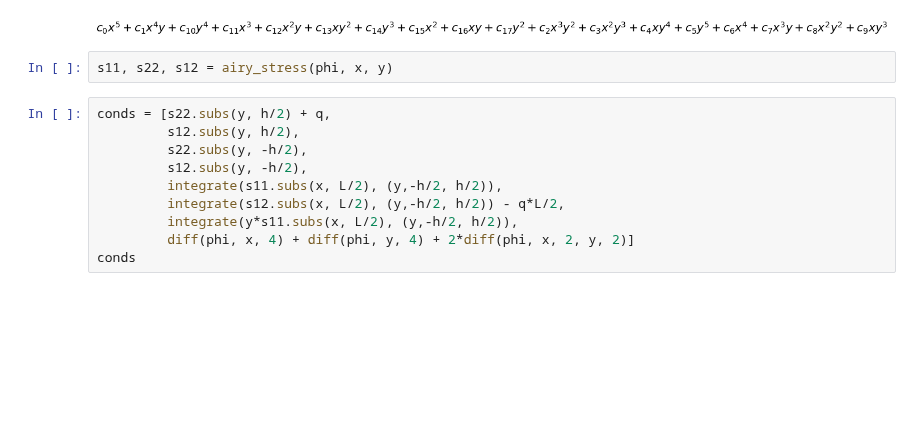
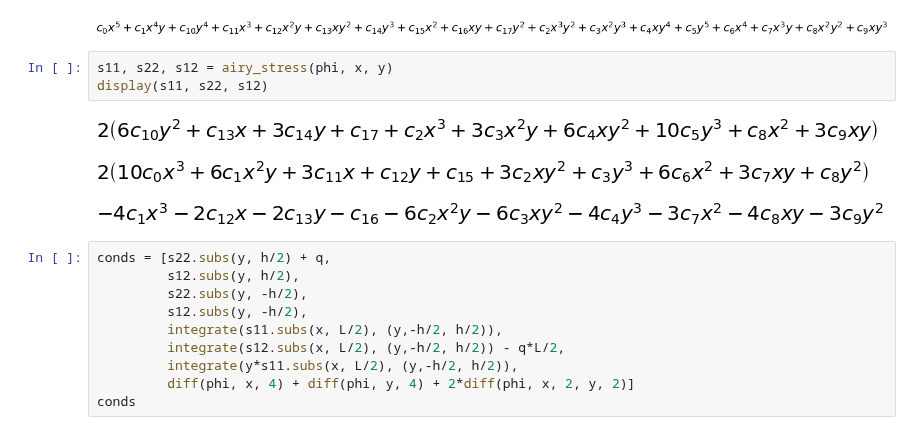
Before and after one commit to nicoguaro/notebooks_examples, a Jupyter notebook: Airy stress functions.ipynb, the cells around one changed output. Cells and saved outputs as stored; diff of their text form; blank space fills up the shorter version.

```diff
--- a/Airy stress functions.ipynb
+++ b/Airy stress functions.ipynb
@@ -235,6 +301,11 @@ phi
 [figure]
 # %%
 s11, s22, s12 = airy_stress(phi, x, y)
+display(s11, s22, s12)
+# %% [output]
+[figure, added]
+[figure, added]
+[figure, added]
 # %%
 conds = [s22.subs(y, h/2) + q,
          s12.subs(y, h/2),
```
Also changed, not shown: parts of 43 cells of this notebook.
